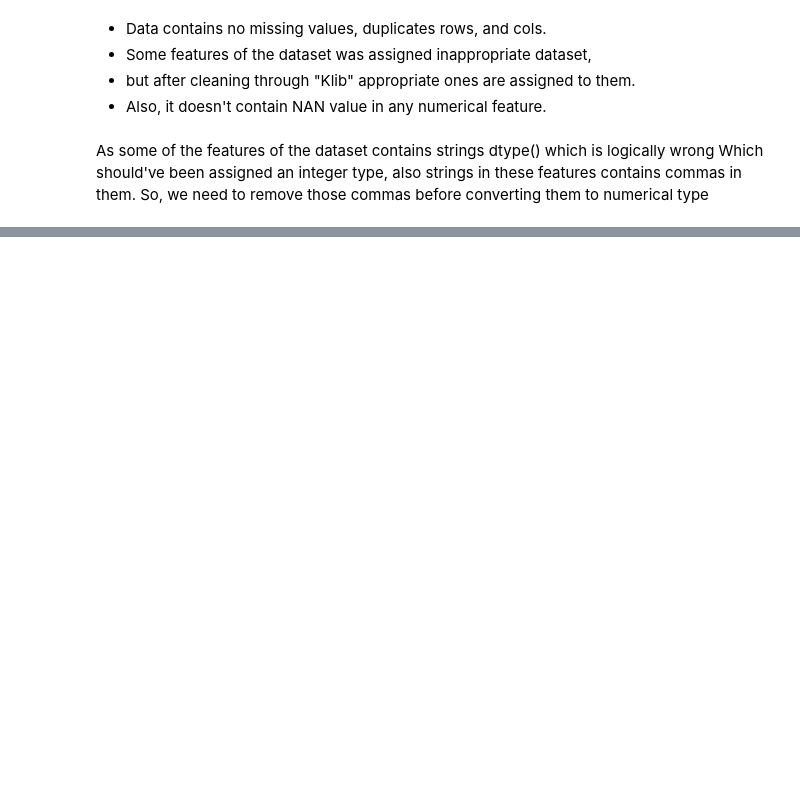
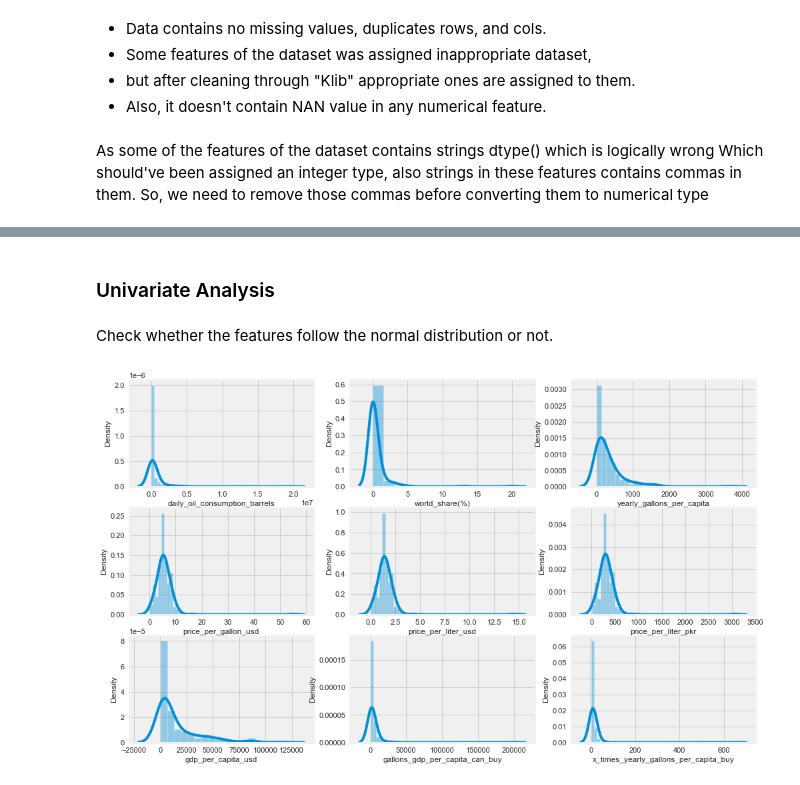
Before and after one commit to RaofaizanAPSACS/PetrolGasPricesWorldWide_EDA, a Jupyter notebook: source.ipynb, the cells around one changed output, grey strips where cells are left out. Cells and saved outputs as stored; diff of their text form; code cells hidden in the pictures; blank space fills up the shorter version.

Commit message:
Starting Univariate Analysis

```diff
--- a/source.ipynb
+++ b/source.ipynb
@@ -177,0 +197,14 @@ df_cleaned.head()
+# %% [markdown]
+### Univariate Analysis
+# %% [markdown]
+Check whether the features follow the normal distribution or not.
+# %%
+%matplotlib inline
+# total 9 numerical columns
+# distribution plot of all columns to check the normal distribution curve, if they're following
+# creating a 3x3 matrix of distplot
+fig, axes = plt.subplots(nrows=3, ncols=3, figsize=(15,10))
+for i, col in enumerate(df_cleaned.columns):
+    sns.distplot(df_cleaned[col],ax=axes[i//3,i%3])
+# %% [output]
+[figure, added]
```
Also changed, not shown: parts of 14 cells of this notebook.
